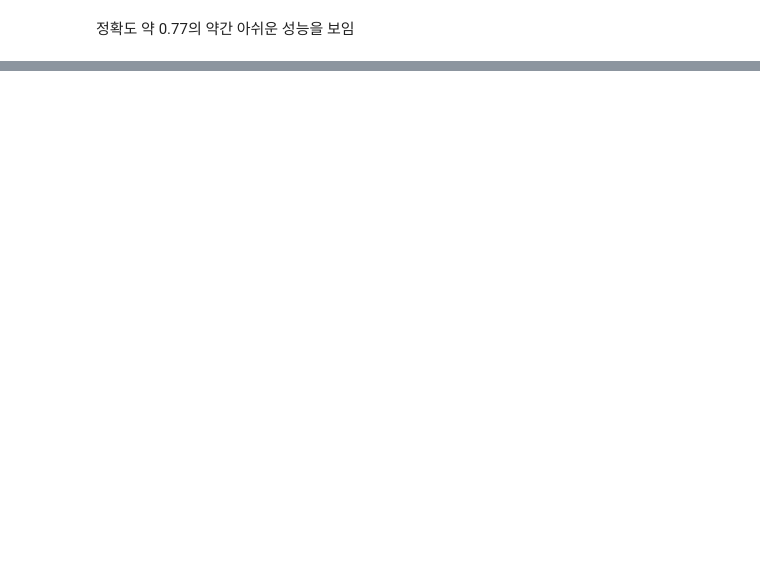
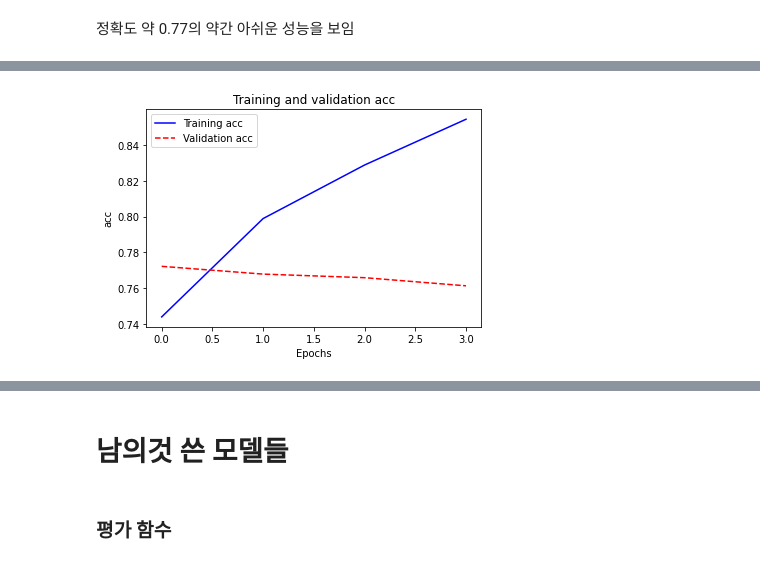
Before and after one commit to jamsun9907/Sentiment_analysis_game_review, a Jupyter notebook: Section_4_Project.ipynb, the cells around one changed output, grey strips where cells are left out. Saved outputs shown, nothing was run; the diff lists cells and outputs as text; code cells hidden in the pictures; blank space fills up the shorter version.

```diff
--- a/Section_4_Project.ipynb
+++ b/Section_4_Project.ipynb
@@ -303,12 +340,11 @@ Trainable params: 546,337
 Non-trainable params: 0
 _________________________________________________________________
 # %%
-model.fit(sequences_matrix, y_train,batch_size=128, epochs=10,
+history = model.fit(sequences_matrix, y_train,batch_size=128, epochs=10,
           validation_split=0.2, callbacks=[EarlyStopping(monitor='val_loss', min_delta=0.0001, patience = 3)])
 
 # Baseline 모델 저장
 model.save('Sentiment_baseline.h5')
-
 files.download('Sentiment_baseline.h5')  # from colab to browser download
 # %% [output]
 Epoch 1/10
@@ -354,0 +391,6 @@ def sentiment_predict(new_sentence):
+# %%
+# X_test도 동일하게 전처리
+test_sequences = tok.texts_to_sequences(X_test)
+test_sequences_matrix = pad_sequences(test_sequences, maxlen = max_len)
+
+print('Total data : ', len(test_sequences_matrix), '\nPadding : ', len(test_sequences_matrix[0]))
@@ -354,0 +400,21 @@ def sentiment_predict(new_sentence):
+# %%
+from tensorflow.keras.layers import Bidirectional
+
+max_words = 10000
+max_len = 1500
+
+# Input
+inputs = Input(name = 'inputs', shape = [max_len])
+layer = Embedding(input_dim = max_words, output_dim = 50, input_length = max_len)(inputs)
+layer = Bidirectional(LSTM(64))(layer)
+layer = Dense(256, activation = 'relu', name = 'FC1')(layer)
+layer = Dropout(0.5)(layer)
+layer = Dense(1, activation = 'sigmoid', name = 'out_layer')(layer)
+
+model = Model(inputs = inputs, outputs = layer)
+model.summary()
+
+model.compile(optimizer = 'adam', loss = 'binary_crossentropy', metrics = ['acc'])
+
+histroy = model.fit(sequences_matrix, y_train, epochs=6,
+          validation_split=0.2, callbacks=[EarlyStopping(monitor='val_loss', min_delta=0.0001, patience = 3)])
@@ -354,0 +440,12 @@ def sentiment_predict(new_sentence):
+# %%
+plot_results(histroy, 'acc')
+
+# Evaluation
+score = model.evaluate(test_sequences_matrix, y_test)
+print(f'#Test acc:{score[1]:.3f}')
+
+# Save
+model.save('Sentiment_Bi_LSTM.h5')
+files.download('Sentiment_Bi_LSTM.h5')  # from colab to browser download
+# %% [output]
+[figure, added]
@@ -354,0 +456,4 @@ def sentiment_predict(new_sentence):
+# %% [markdown]
+# 남의것 쓴 모델들
+# %% [markdown]
+### 평가 함수
```
Also changed, not shown: parts of 76 cells of this notebook.
